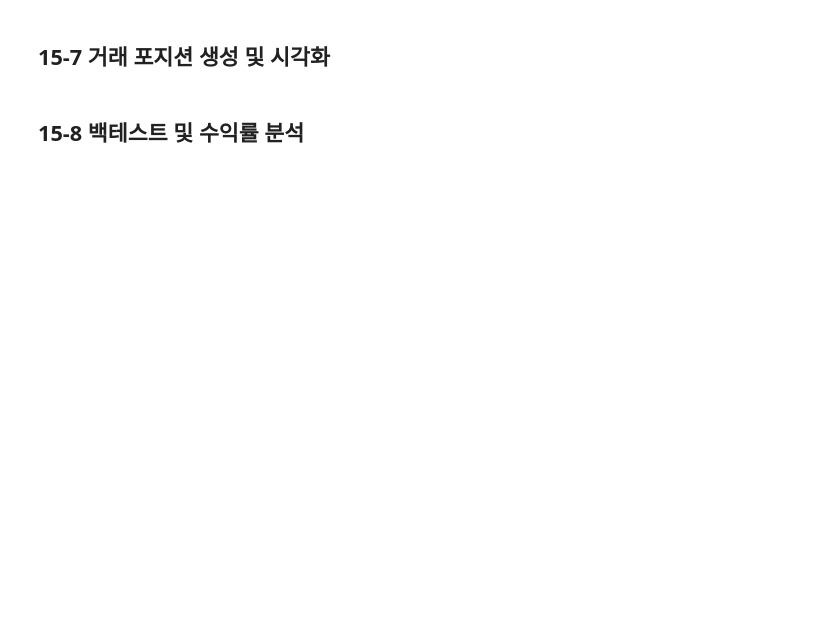
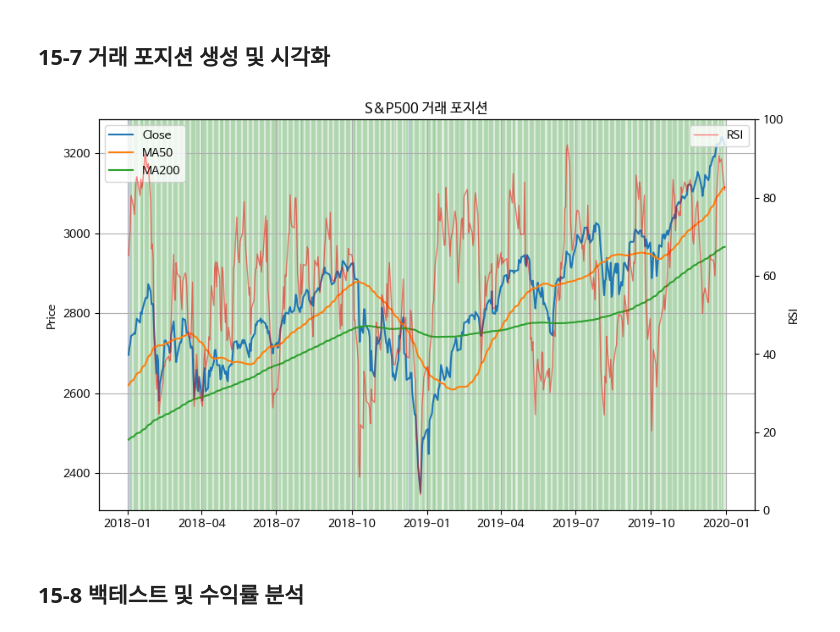
Before and after one commit to kamser0415/Data-Analysis-with-Open-Source, a Jupyter notebook: 오픈소스_데이터_분석_15강.ipynb, the cells around one changed output. Drawn from its saved outputs; the diff is of its cells as text; code cells hidden in the pictures; blank space fills up the shorter version.

```diff
--- a/오픈소스_데이터_분석_15강.ipynb
+++ b/오픈소스_데이터_분석_15강.ipynb
@@ -99,16 +113,19 @@ plt.show()
 ## 15-3 기술 지표 계산
 # %%
 ## 50일 이동 평균 계산
+# 기술 지표로 평균이 50이였는데 오르더라, 앞으로도 오를 것이다.
+df['MA50'] = df['Close'].rolling(window=50).mean() # 50개 데이터로 보는 것이다.
 
 ## 200일 이동 평균 계산
-
+df['MA200'] = df['Close'].rolling(window=200).mean() # 50개 데이터로 보는 것이다.
 
 ## 일별 수익률 계산
+df['Returns'] = df['Close'].pct_change() # 변화량, 가격의 변화량, 성적의 변화량을 볼 수 있다.
 
-
-## RSI 계산
+## RSI 계산 과매수 상태인지, 과 매도 상태인지 공식이다.
+# 0~100 , 30이하면 과매도 상태, 70이상이면 과매수 상태
 delta = df['Close'].diff()
-gain = delta.where(delta > 0, 0).rolling(window=14).mean()
+gain = delta.where(delta > 0, 0).rolling(window=14).mean() # RSI 파이썬 코드 효과적으로 변화하는지 알아야한다.
 loss = -delta.where(delta < 0, 0).rolling(window=14).mean()
 rs = gain / loss
 df['RSI'] = 100 - (100 / (1 + rs))
@@ -149,11 +169,13 @@ import pandas as pd
 
 def make_signal(df):
   ## 이동평균선과 RSI를 기반으로 매수/매도 신호를 생성하는 함수
-  buy = (  | ## MA 골든 크로스 (현재 시점에서 50일 이동 평균이 200일 이동 평균보다 위에 있다. & 이전 시점에서는 50일 이동 평균이 200일 이동 평균보다 같거나 아래에 있었다.)
-        ) ## RSI 30 상향 돌파
+  buy = ( (test_df['MA50']>test_df['MA200']) & (test_df['MA50'].shift(1) <= test_df['MA200'].shift(1)) |
+          ## MA 골든 크로스 (현재 시점에서 50일 이동 평균이 200일 이동 평균보다 위에 있다. & 이전 시점에서는 50일 이동 평균이 200일 이동 평균보다 같거나 아래에 있었다.)
+        (test_df['RSI'] > 30 & (test_df['RSI'].shift(1)<=30))) ## RSI 30 상향 돌파
 
-  sell = ( | ## MA 데드 크로스 (현재 시점에서 50일 이동 평균이 200일 이동 평균보다 아래에 있다. & 이전 시점에서는 50일 이동 평균이 200일 이동 평균보다 같거나 위에 있었다.)
-          ) ## RSI 70 하향 돌파
+  sell = ( (test_df['MA50']<test_df['MA200']) & (test_df['MA50'].shift(1) > test_df['MA200'].shift(1)) |
+            ## MA 데드 크로스 (현재 시점에서 50일 이동 평균이 200일 이동 평균보다 아래에 있다. & 이전 시점에서는 50일 이동 평균이 200일 이동 평균보다 같거나 위에 있었다.)
+          (test_df['RSI'] < 70 & (test_df['RSI'].shift(1) >=  70))) ## RSI 70 하향 돌파
 
   return buy, sell
 
@@ -190,35 +215,39 @@ def make_and_plot_position(df, buy, sell):
     ## 거래 포지션(보유/미보유)을 생성하고 차트에 시각화하는 함수
 
     ## DataFrame 인덱스로 새로운 'position' DataFrame 생성
     position = pd.DataFrame(index=df.index)
     ## 매수 시 signal 1, 매도 시 signal 0 할당
-
+    position.loc[buy,'signal'] = 1
+    position.loc[sell, 'signal'] = 0
 
     ## 신호를 하루 뒤로 밀어 포지션 시작 시점 반영
     position = position['signal'].shift(1)
 
     # 처음 상태는 0(미보유)로 시작
+    # 처음에는 사지 않는 걸로 시작
     position['position'] = position.ffill().fillna(0)
 
     ## 기본 차트 생성
     fig, ax1 = make_base_chart(df, 'S&P500 거래 포지션')
 
     for i in range(len(df)-1):
         ## 포지션이 1(보유)인 경우 초록색 음영 생성
         if position['position'].iloc[i] == 1:
             ax1.axvspan(df.index[i], df.index[i+1], alpha=0.1, color='green')
         ## 포지션이 0(미보유)인 경우 빨간색 음영 생성
         else:
-            ax1.axvspan(df.index[i], df.index[i+1], alpha=0.1, color='red')
+            ax1.axvspan(df.index[i], df.index[i+1], alpha=0.1, color='blue')
 
     # 범례 업데이트
     handles, labels = ax1.get_legend_handles_labels()
     ax1.legend(handles=handles, labels=labels, loc='upper left')
 
     return position
 
 ## 거래 포지션 생성 및 시각화
 position = make_and_plot_position(test_df, buy, sell)
+# %% [output]
+[figure, added]
 # %% [markdown]
 ## 15-8 백테스트 및 수익률 분석
 # %%
```
Also changed, not shown: parts of 10 cells of this notebook.
